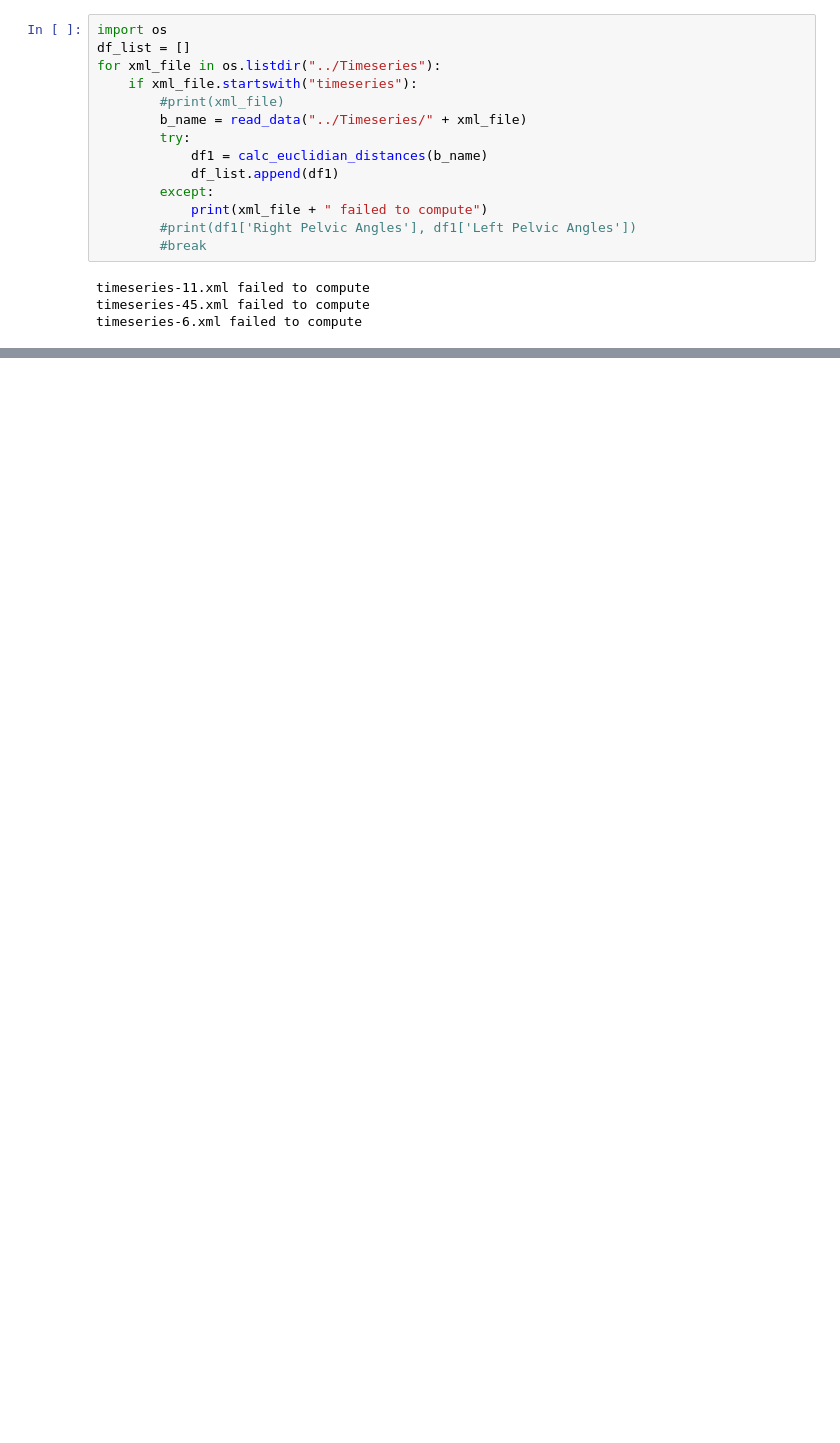
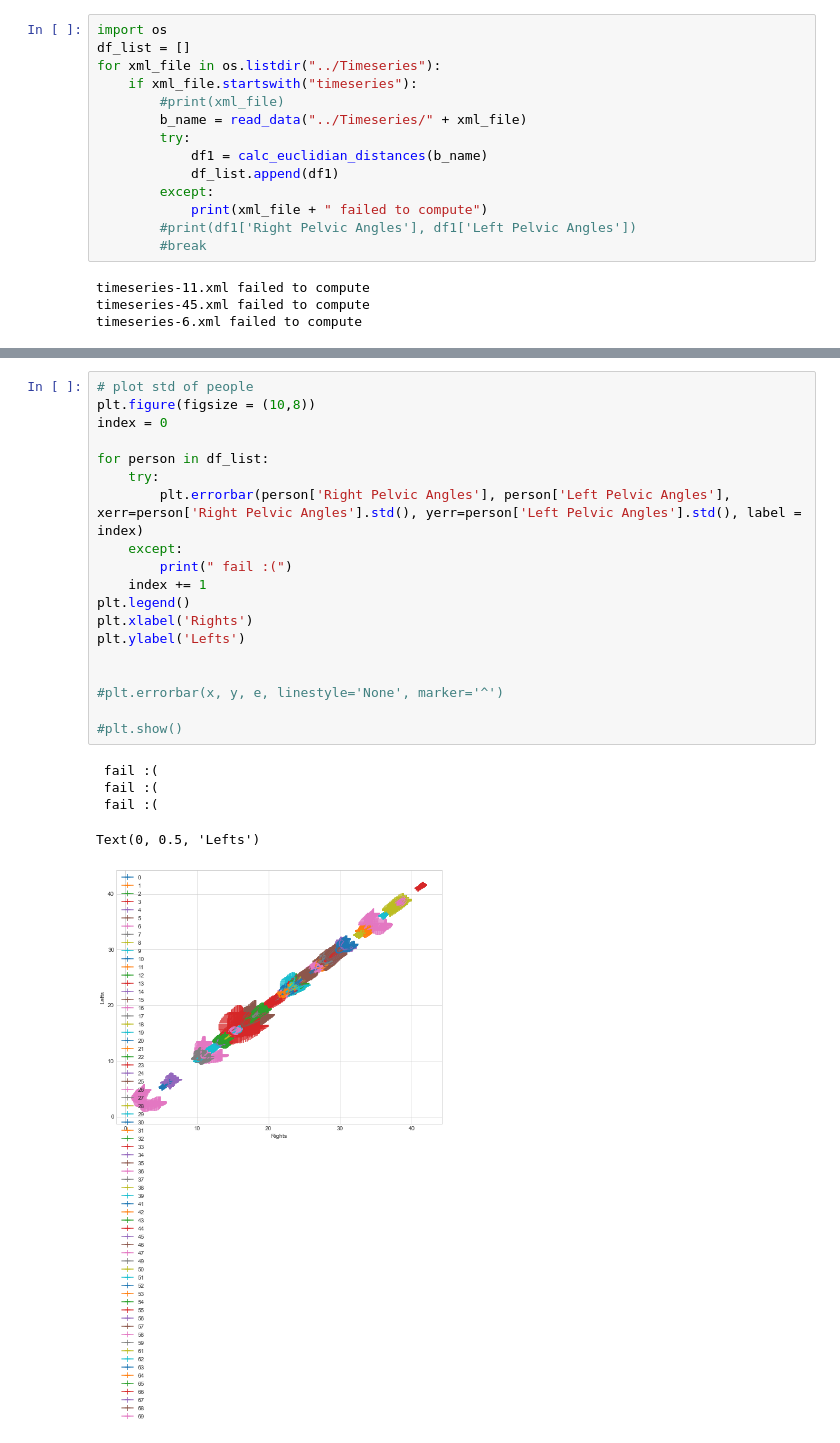
Before and after one commit to streckgumman/BikeFit, a Jupyter notebook: src/DIS.ipynb, the cells around one changed output, grey strips where cells are left out. Saved outputs shown, nothing was run; the diff lists cells and outputs as text; blank space fills up the shorter version.

```diff
--- a/src/DIS.ipynb
+++ b/src/DIS.ipynb
@@ -98,0 +87,25 @@ Text(0, 0.5, 'Lefts')
+# %%
+# plot std of people
+plt.figure(figsize = (10,8))
+index = 0
+
+for person in df_list:
+    try:
+        plt.errorbar(person['Right Pelvic Angles'], person['Left Pelvic Angles'], xerr=person['Right Pelvic Angles'].std(), yerr=person['Left Pelvic Angles'].std(), label = index)
+    except:
+        print(" fail :(")
+    index += 1
+plt.legend()
+plt.xlabel('Rights')
+plt.ylabel('Lefts')
+
+
+#plt.errorbar(x, y, e, linestyle='None', marker='^')
+
+#plt.show()
+# %% [output]
+ fail :(
+ fail :(
+ fail :(
+Text(0, 0.5, 'Lefts')
+[figure, added]
```
Also changed, not shown: parts of 4 cells of this notebook.
